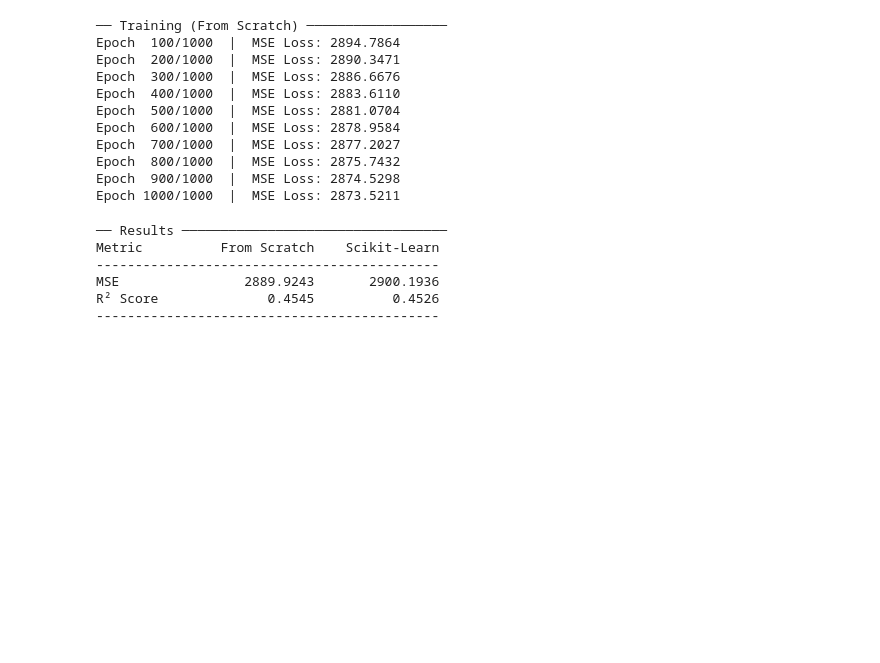
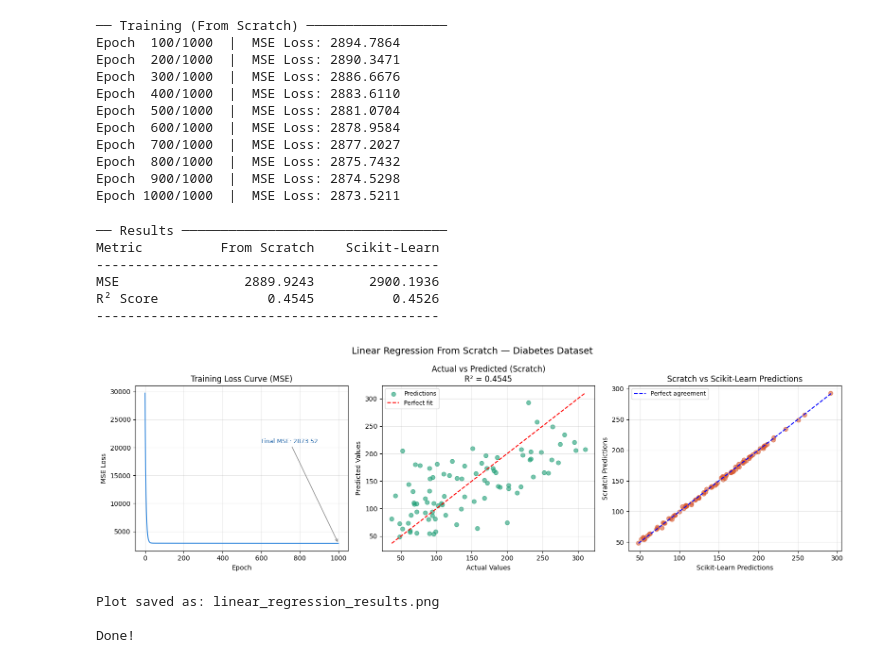
Before and after one commit to abdullah123-collab/Machine_Learning-, a Jupyter notebook: Basics/Supervised_Learning_Algorithms/Regression/Linear_Regression/Linear_Regression(scratch).ipynb, the cells around one changed output. Drawn from its saved outputs; the diff is of its cells as text; code cells hidden in the pictures; blank space fills up the shorter version.

Commit message:
Plots

```diff
--- a/Basics/Supervised_Learning_Algorithms/Regression/Linear_Regression/Linear_Regression(scratch).ipynb
+++ b/Basics/Supervised_Learning_Algorithms/Regression/Linear_Regression/Linear_Regression(scratch).ipynb
@@ -152,3 +152,53 @@ Metric          From Scratch    Scikit-Learn
 MSE                2889.9243       2900.1936
 R² Score              0.4545          0.4526
 --------------------------------------------
+# %%
+fig, axes = plt.subplots(1, 3, figsize=(16, 5))
+fig.suptitle("Linear Regression From Scratch — Diabetes Dataset", fontsize=14)
+
+# ── Plot 1: Training Loss Curve ───────────────
+axes[0].plot(model.losses, color="#378ADD", linewidth=1.5)
+axes[0].set_title("Training Loss Curve (MSE)")
+axes[0].set_xlabel("Epoch")
+axes[0].set_ylabel("MSE Loss")
+axes[0].grid(True, alpha=0.3)
+axes[0].annotate(
+    f"Final MSE: {model.losses[-1]:.2f}",
+    xy=(len(model.losses)-1, model.losses[-1]),
+    xytext=(len(model.losses)*0.6, model.losses[0]*0.7),
+    arrowprops=dict(arrowstyle="->", color="gray"),
+    fontsize=9, color="#185FA5"
+)
+
+# ── Plot 2: Actual vs Predicted (Our Model) ───
+axes[1].scatter(y_test, y_pred_scratch, alpha=0.6, color="#1D9E75", s=40, label="Predictions")
+min_val = min(y_test.min(), y_pred_scratch.min())
+max_val = max(y_test.max(), y_pred_scratch.max())
+axes[1].plot([min_val, max_val], [min_val, max_val], 'r--', linewidth=1.5, label="Perfect fit")
+axes[1].set_title(f"Actual vs Predicted (Scratch)\nR² = {r2_scratch:.4f}")
+axes[1].set_xlabel("Actual Values")
+axes[1].set_ylabel("Predicted Values")
+axes[1].legend(fontsize=9)
+axes[1].grid(True, alpha=0.3)
+
+# ── Plot 3: Scratch vs Sklearn Predictions ────
+axes[2].scatter(y_pred_sklearn, y_pred_scratch, alpha=0.6, color="#D85A30", s=40)
+min_val = min(y_pred_sklearn.min(), y_pred_scratch.min())
+max_val = max(y_pred_sklearn.max(), y_pred_scratch.max())
+axes[2].plot([min_val, max_val], [min_val, max_val], 'b--', linewidth=1.5, label="Perfect agreement")
+axes[2].set_title("Scratch vs Scikit-Learn Predictions")
+axes[2].set_xlabel("Scikit-Learn Predictions")
+axes[2].set_ylabel("Scratch Predictions")
+axes[2].legend(fontsize=9)
+axes[2].grid(True, alpha=0.3)
+
+plt.tight_layout()
+plt.savefig("linear_regression_results.png", dpi=150, bbox_inches="tight")
+plt.show()
+print("\nPlot saved as: linear_regression_results.png")
+print("\nDone!")
+# %% [output]
+[figure, added]
+Plot saved as: linear_regression_results.png
+
+Done!
```
Also changed, not shown: 1 other file.
